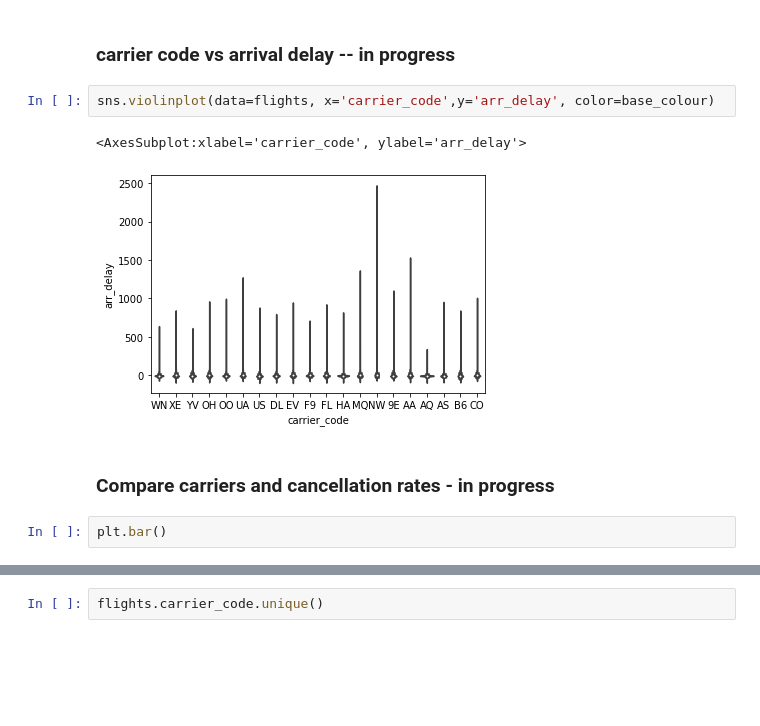
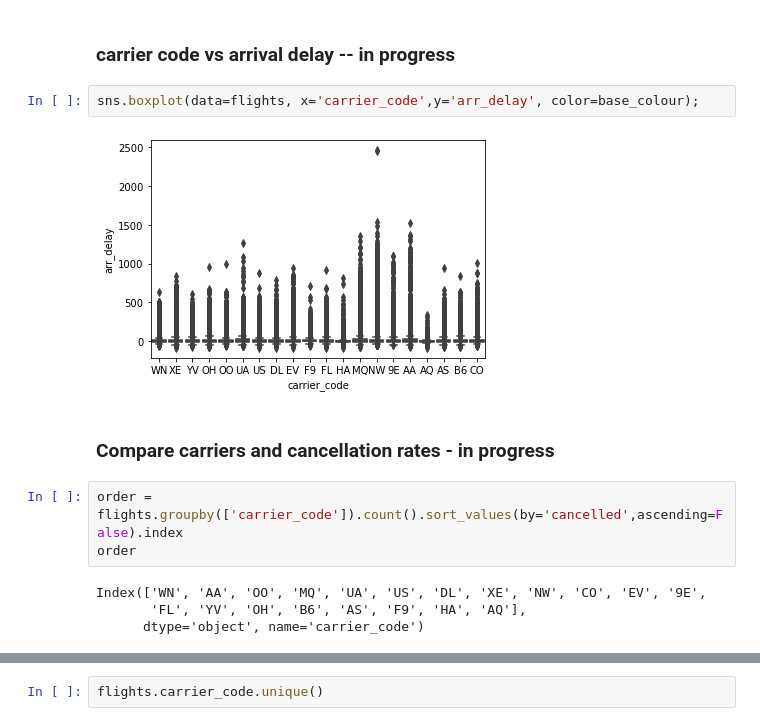
Before and after one commit to Vincentk-94/Communicate_data_findings, a Jupyter notebook: 2008 Flight Delays - Project.ipynb, the cells around one changed output, grey strips where cells are left out. Drawn from its saved outputs; the diff is of its cells as text; blank space fills up the shorter version.

Commit message:
Add graphs
- carrier code vs cancellations
- started attempts with scatterplot/heatmap of long vs lat vs other variable

```diff
--- a/2008 Flight Delays - Project.ipynb
+++ b/2008 Flight Delays - Project.ipynb
@@ -976,11 +978,15 @@ The violin plot above shows that the flight distance by carriers varies signific
 # %% [markdown]
 ### carrier code vs arrival delay -- in progress
 # %%
-sns.violinplot(data=flights, x='carrier_code',y='arr_delay', color=base_colour)
+sns.boxplot(data=flights, x='carrier_code',y='arr_delay', color=base_colour);
 # %% [output]
-<AxesSubplot:xlabel='carrier_code', ylabel='arr_delay'>
-[figure, old version]
+[figure, new version]
 # %% [markdown]
 ### Compare carriers and cancellation rates - in progress
-# %%
-plt.bar()
+# %%
+order = flights.groupby(['carrier_code']).count().sort_values(by='cancelled',ascending=False).index
+order
+# %% [output]
+Index(['WN', 'AA', 'OO', 'MQ', 'UA', 'US', 'DL', 'XE', 'NW', 'CO', 'EV', '9E',
+       'FL', 'YV', 'OH', 'B6', 'AS', 'F9', 'HA', 'AQ'],
+      dtype='object', name='carrier_code')
```
Also changed, not shown: parts of 23 cells of this notebook.
